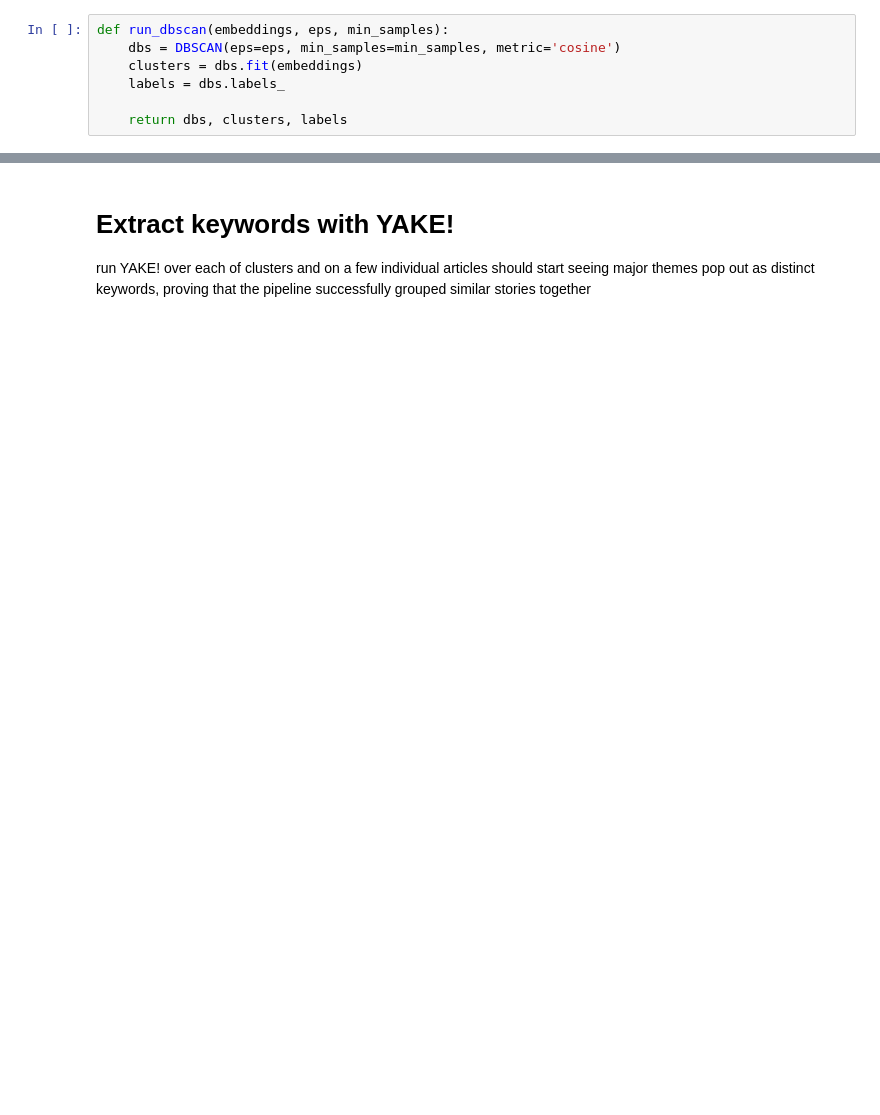
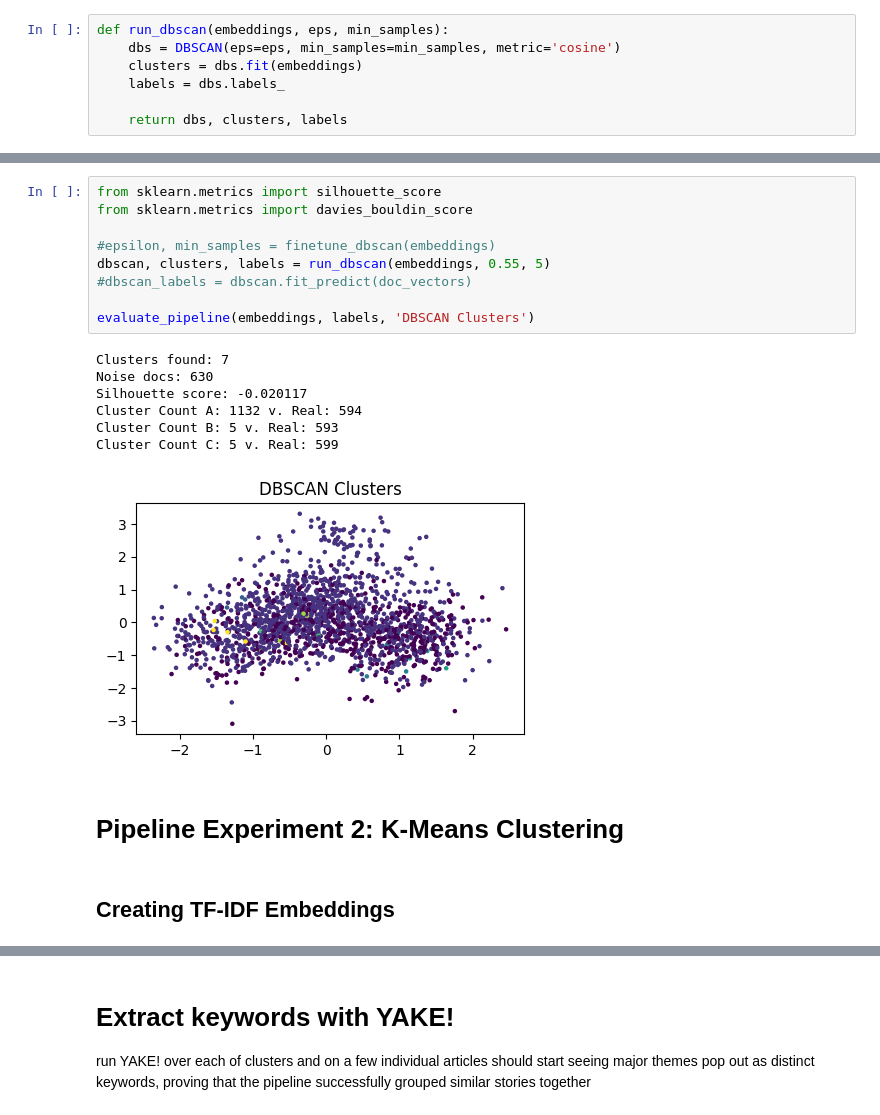
Before and after one commit to devinpdemarco/who_said_what, a Jupyter notebook: ML/notebooks/experimentation.ipynb, the cells around one changed output, grey strips where cells are left out. Drawn from its saved outputs; the diff is of its cells as text; blank space fills up the shorter version.

```diff
--- a/ML/notebooks/experimentation.ipynb
+++ b/ML/notebooks/experimentation.ipynb
@@ -288,0 +372,21 @@ for d in (0.0, 0.1, 0.25, 0.5, 0.75, 0.99):
+# %%
+from sklearn.metrics import silhouette_score
+from sklearn.metrics import davies_bouldin_score
+
+#epsilon, min_samples = finetune_dbscan(embeddings)
+dbscan, clusters, labels = run_dbscan(embeddings, 0.55, 5)
+#dbscan_labels = dbscan.fit_predict(doc_vectors)
+
+evaluate_pipeline(embeddings, labels, 'DBSCAN Clusters')
+# %% [output]
+Clusters found: 7
+Noise docs: 630
+Silhouette score: -0.020117
+Cluster Count A: 1132 v. Real: 594
+Cluster Count B: 5 v. Real: 593
+Cluster Count C: 5 v. Real: 599
+[figure, added]
+# %% [markdown]
+# Pipeline Experiment 2: K-Means Clustering
+# %% [markdown]
+## Creating TF-IDF Embeddings
```
Also changed, not shown: parts of 49 cells of this notebook, 12 other files.
